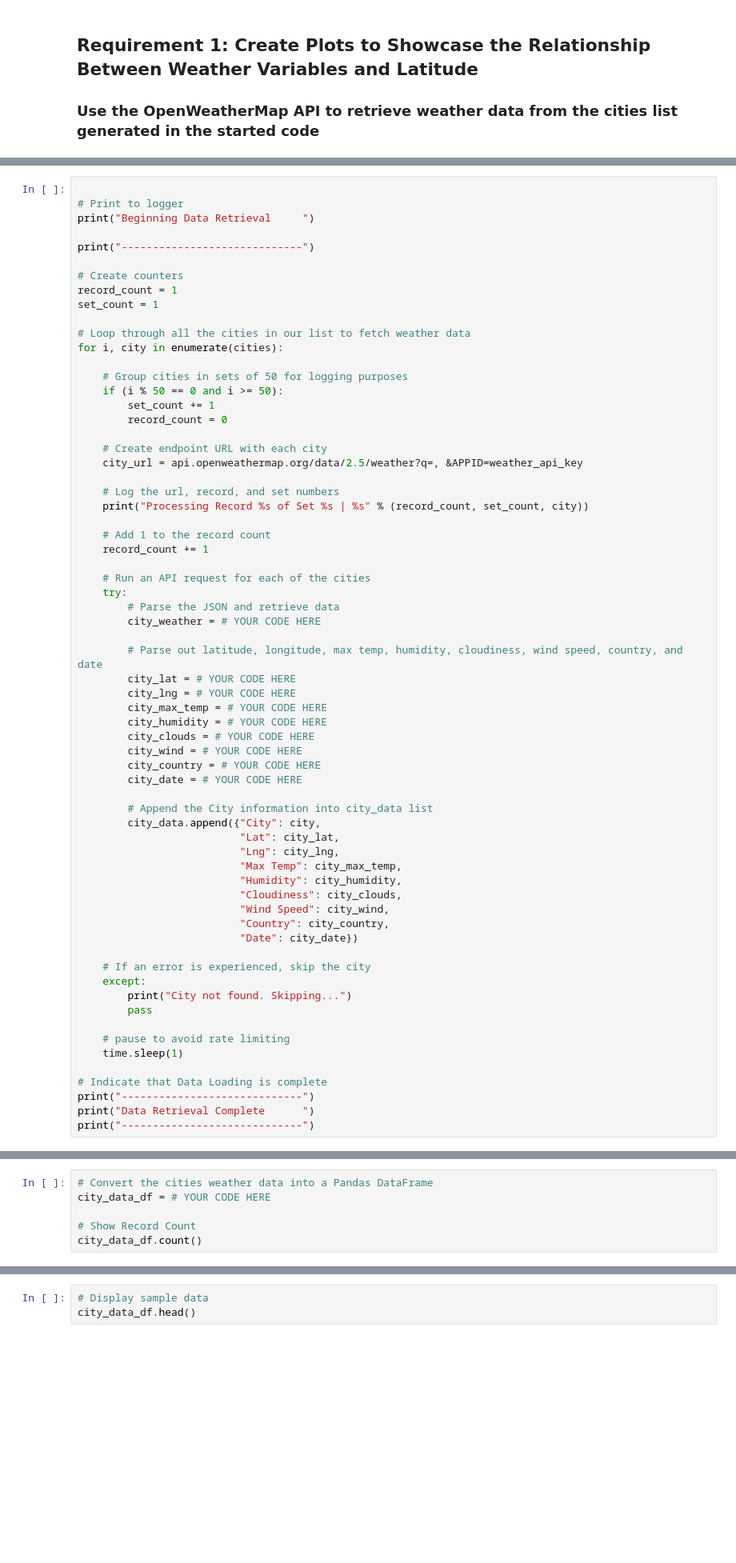
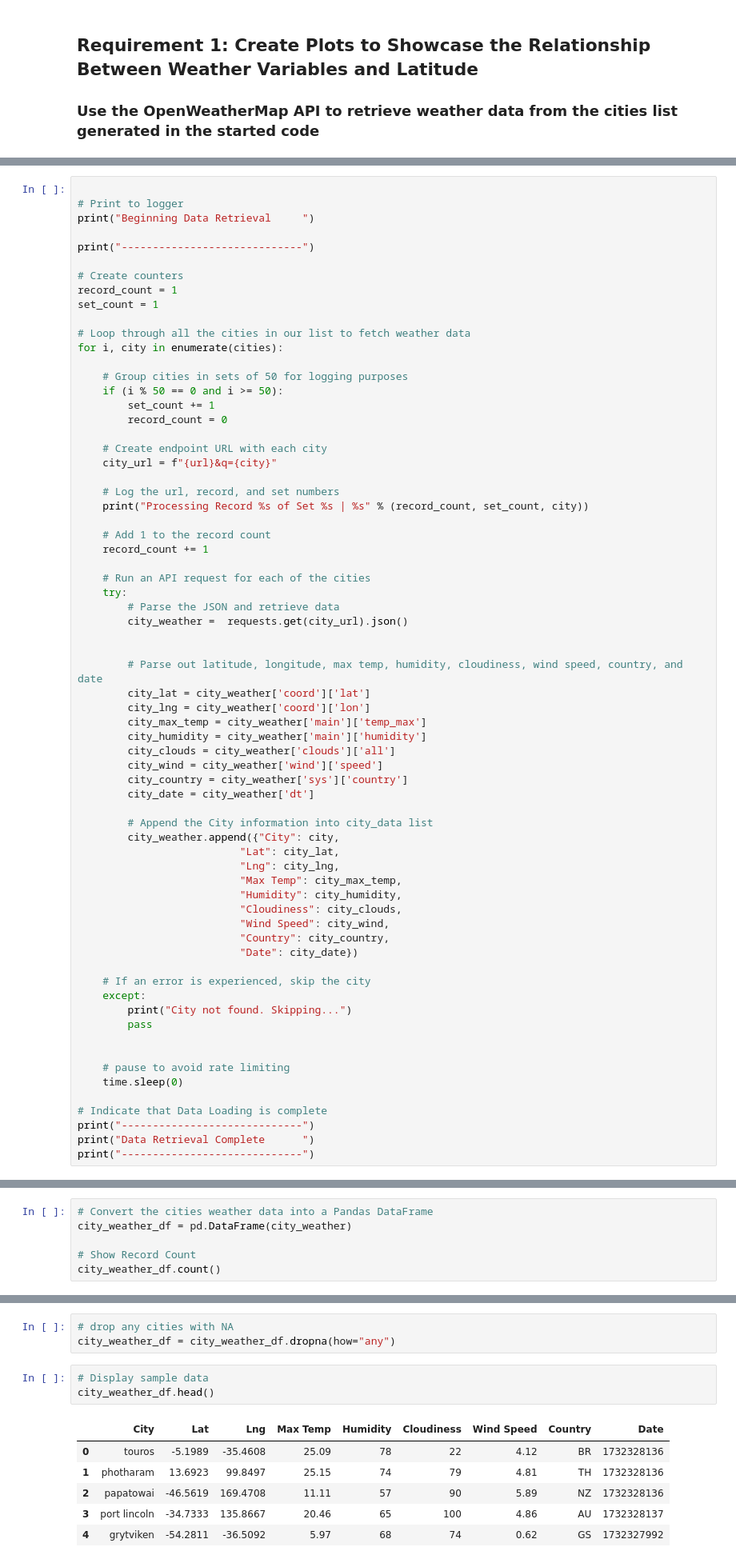
Before and after one commit to denisem77/Python-Api-Challenge, a Jupyter notebook: WeatherPy1/WeatherPy.ipynb, the cells around one changed output, grey strips where cells are left out. Shown: that part at 80% size. Saved outputs shown, nothing was run; the diff lists cells and outputs as text; blank space fills up the shorter version.

```diff
--- a/WeatherPy1/WeatherPy.ipynb
+++ b/WeatherPy1/WeatherPy.ipynb
@@ -87,7 +99,7 @@ for i, city in enumerate(cities):
         record_count = 0
 
     # Create endpoint URL with each city
-    city_url = api.openweathermap.org/data/2.5/weather?q=, &APPID=weather_api_key
+    city_url = f"{url}&q={city}"
 
     # Log the url, record, and set numbers
     print("Processing Record %s of Set %s | %s" % (record_count, set_count, city))
@@ -98,20 +110,21 @@ for i, city in enumerate(cities):
     # Run an API request for each of the cities
     try:
         # Parse the JSON and retrieve data
-        city_weather = # YOUR CODE HERE
+        city_weather =  requests.get(city_url).json()
+
 
         # Parse out latitude, longitude, max temp, humidity, cloudiness, wind speed, country, and date
-        city_lat = # YOUR CODE HERE
-        city_lng = # YOUR CODE HERE
-        city_max_temp = # YOUR CODE HERE
-        city_humidity = # YOUR CODE HERE
-        city_clouds = # YOUR CODE HERE
-        city_wind = # YOUR CODE HERE
-        city_country = # YOUR CODE HERE
-        city_date = # YOUR CODE HERE
+        city_lat = city_weather['coord']['lat']
+        city_lng = city_weather['coord']['lon']
+        city_max_temp = city_weather['main']['temp_max']
+        city_humidity = city_weather['main']['humidity']
+        city_clouds = city_weather['clouds']['all']
+        city_wind = city_weather['wind']['speed']
+        city_country = city_weather['sys']['country']
+        city_date = city_weather['dt']
 
         # Append the City information into city_data list
-        city_data.append({"City": city,
+        city_weather.append({"City": city,
                           "Lat": city_lat,
                           "Lng": city_lng,
                           "Max Temp": city_max_temp,
@@ -126,8 +139,9 @@ for i, city in enumerate(cities):
         print("City not found. Skipping...")
         pass
 
+
     # pause to avoid rate limiting
-    time.sleep(1)
+    time.sleep(0)
 
 # Indicate that Data Loading is complete
 print("-----------------------------")
@@ -138,6 +168,6 @@ SyntaxError: invalid decimal literal (296461421.py, line 19)
 # %%
 # Convert the cities weather data into a Pandas DataFrame
-city_data_df = # YOUR CODE HERE
+city_weather_df = pd.DataFrame(city_weather)
 
 # Show Record Count
-city_data_df.count()
+city_weather_df.count()
@@ -144,3 +185,13 @@ city_data_df.count()
+# %%
+# drop any cities with NA
+city_weather_df = city_weather_df.dropna(how="any")
 # %%
 # Display sample data
-city_data_df.head()
+city_weather_df.head()
+# %% [output]
+|  | City | Lat | Lng | Max Temp | Humidity | Cloudiness | Wind Speed | Country | Date |
+| 0 | touros | -5.1989 | -35.4608 | 25.09 | 78 | 22 | 4.12 | BR | 1732328136 |
+| 1 | photharam | 13.6923 | 99.8497 | 25.15 | 74 | 79 | 4.81 | TH | 1732328136 |
+| 2 | papatowai | -46.5619 | 169.4708 | 11.11 | 57 | 90 | 5.89 | NZ | 1732328136 |
+| 3 | port lincoln | -34.7333 | 135.8667 | 20.46 | 65 | 100 | 4.86 | AU | 1732328137 |
+| 4 | grytviken | -54.2811 | -36.5092 | 5.97 | 68 | 74 | 0.62 | GS | 1732327992 |
```
Also changed, not shown: parts of 35 cells of this notebook, 1 other file.
